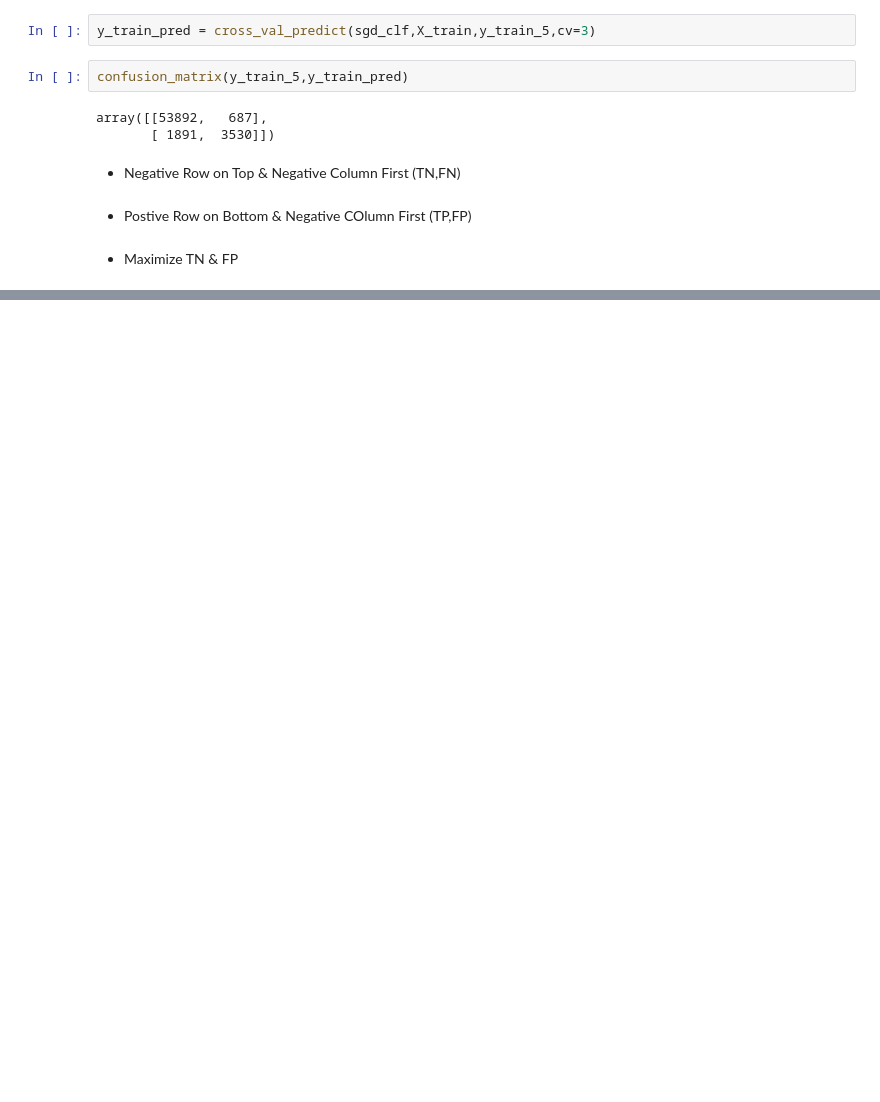
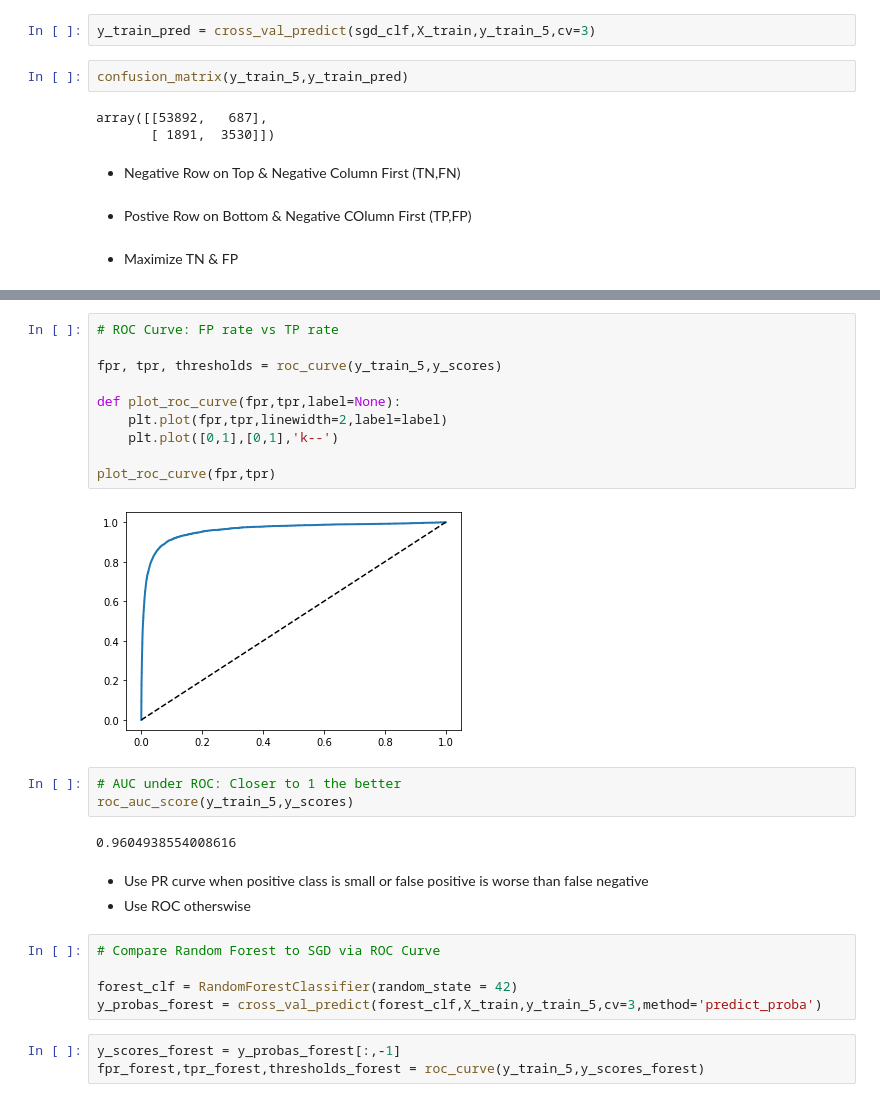
Before and after one commit to ayusharora99/Hands_On_ML, a Jupyter notebook: MNIST Classification.ipynb, the cells around one changed output, grey strips where cells are left out. Cells and saved outputs as stored; diff of their text form; blank space fills up the shorter version.

```diff
--- a/MNIST Classification.ipynb
+++ b/MNIST Classification.ipynb
@@ -109,0 +159,28 @@ Recall = TP / (TP + FN)
+# %%
+# ROC Curve: FP rate vs TP rate
+
+fpr, tpr, thresholds = roc_curve(y_train_5,y_scores)
+
+def plot_roc_curve(fpr,tpr,label=None):
+    plt.plot(fpr,tpr,linewidth=2,label=label)
+    plt.plot([0,1],[0,1],'k--')
+
+plot_roc_curve(fpr,tpr)
+# %% [output]
+[figure, added]
+# %%
+# AUC under ROC: Closer to 1 the better
+roc_auc_score(y_train_5,y_scores)
+# %% [output]
+0.9604938554008616
+# %% [markdown]
+- Use PR curve when positive class is small or false positive is worse than false negative
+- Use ROC otherswise
+# %%
+# Compare Random Forest to SGD via ROC Curve
+
+forest_clf = RandomForestClassifier(random_state = 42)
+y_probas_forest = cross_val_predict(forest_clf,X_train,y_train_5,cv=3,method='predict_proba')
+# %%
+y_scores_forest = y_probas_forest[:,-1]
+fpr_forest,tpr_forest,thresholds_forest = roc_curve(y_train_5,y_scores_forest)
```
Also changed, not shown: parts of 17 cells of this notebook.
